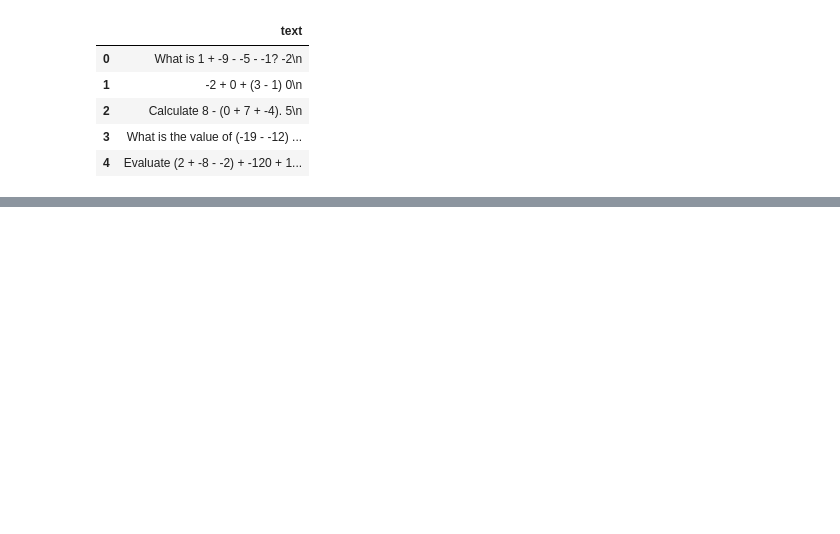
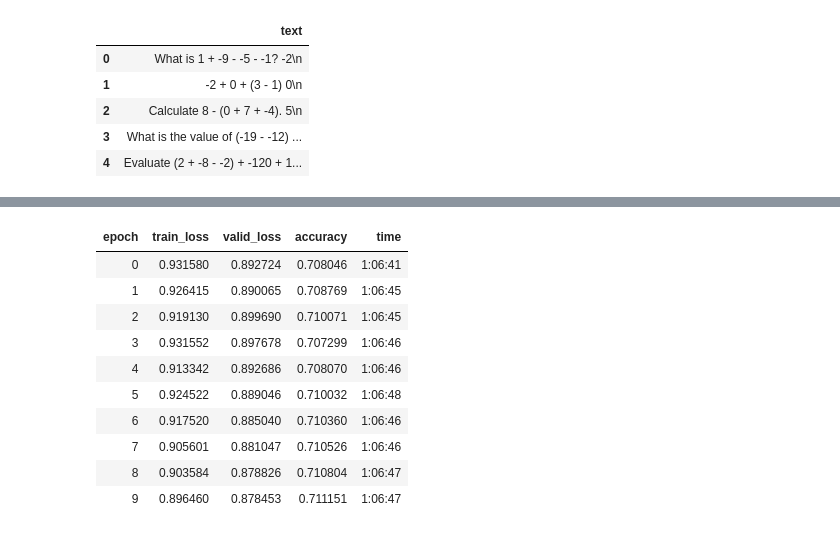
Before and after one commit to lvwerra/deep-math, a Jupyter notebook: notebooks/fastai/vwl-0.2-ulmfit-language-model.ipynb, the cells around one changed output, grey strips where cells are left out. Saved outputs shown, nothing was run; the diff lists cells and outputs as text; code cells hidden in the pictures; blank space fills up the shorter version.

```diff
--- a/notebooks/fastai/vwl-0.2-ulmfit-language-model.ipynb
+++ b/notebooks/fastai/vwl-0.2-ulmfit-language-model.ipynb
@@ -55,0 +69,14 @@ print(10)
+# %%
+learn.fit_one_cycle(10, 0.02)
+# %% [output]
+| epoch | train_loss | valid_loss | accuracy | time |
+| 0 | 0.931580 | 0.892724 | 0.708046 | 1:06:41 |
+| 1 | 0.926415 | 0.890065 | 0.708769 | 1:06:45 |
+| 2 | 0.919130 | 0.899690 | 0.710071 | 1:06:45 |
+| 3 | 0.931552 | 0.897678 | 0.707299 | 1:06:46 |
+| 4 | 0.913342 | 0.892686 | 0.708070 | 1:06:46 |
+| 5 | 0.924522 | 0.889046 | 0.710032 | 1:06:48 |
+| 6 | 0.917520 | 0.885040 | 0.710360 | 1:06:46 |
+| 7 | 0.905601 | 0.881047 | 0.710526 | 1:06:46 |
+| 8 | 0.903584 | 0.878826 | 0.710804 | 1:06:47 |
+| 9 | 0.896460 | 0.878453 | 0.711151 | 1:06:47 |
```
Also changed, not shown: parts of 13 cells of this notebook.
